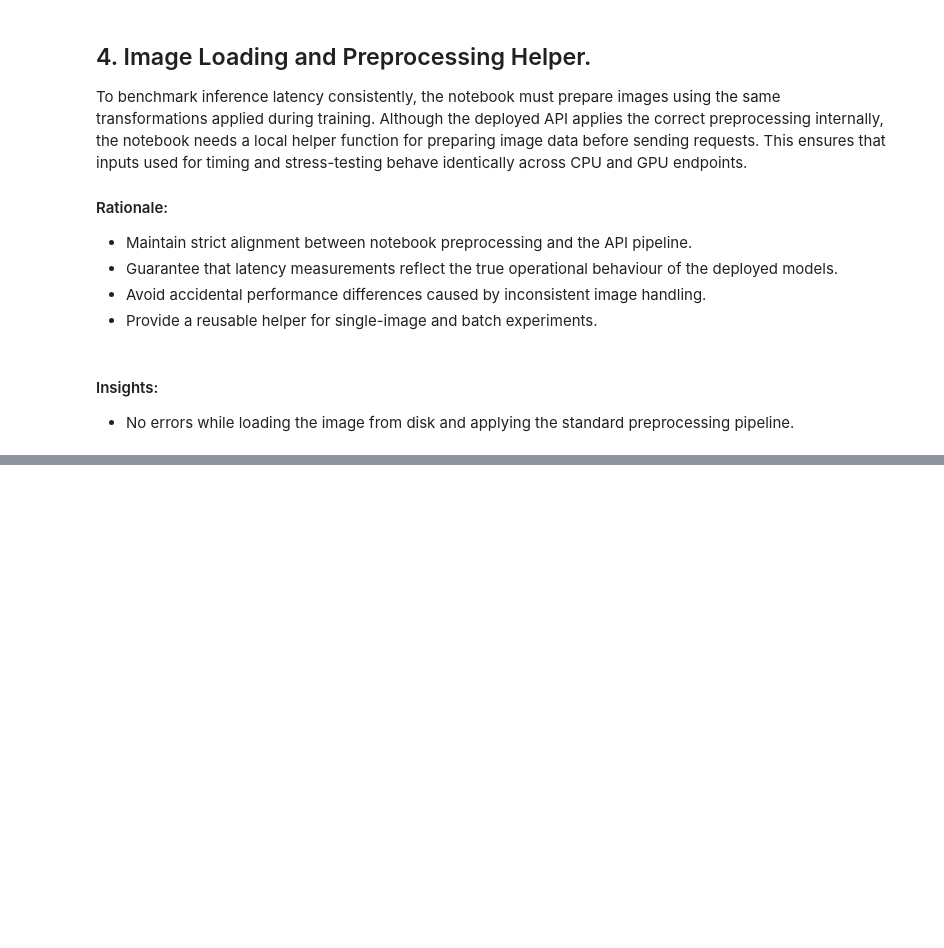
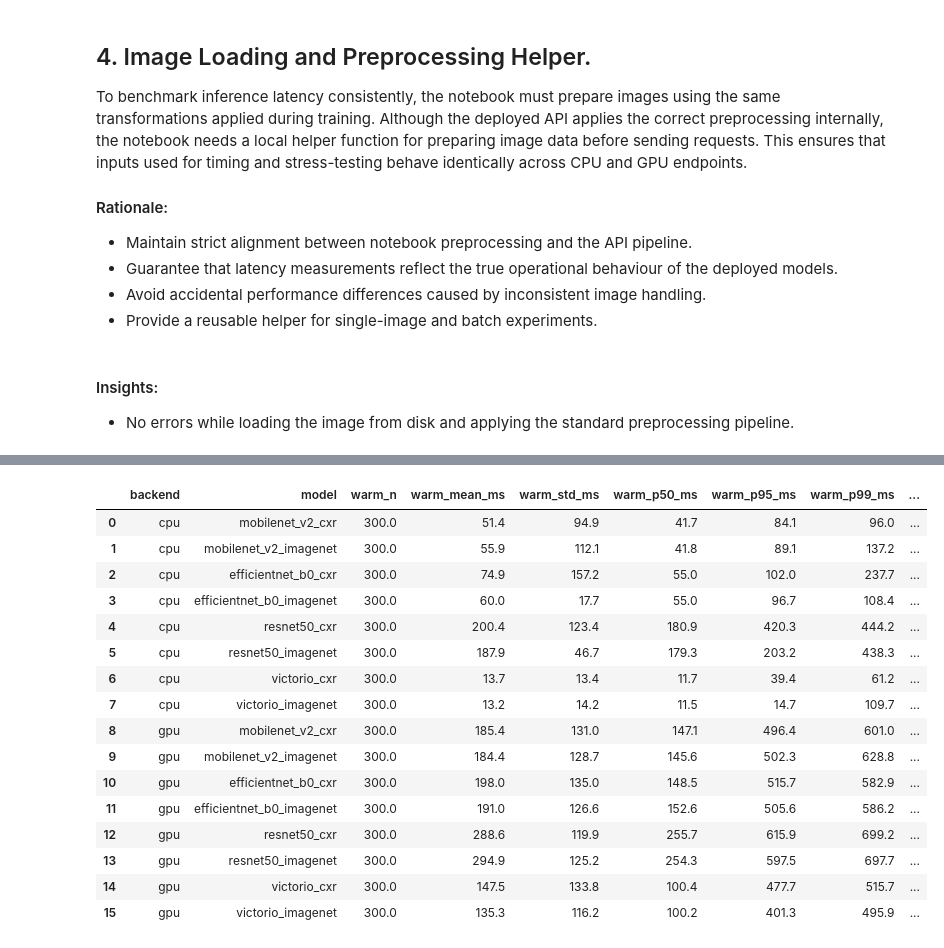
Before and after one commit to anichlabs/cxr-cnn-k8s-benchmark, a Jupyter notebook: notebooks/06_deployment_metrics.ipynb, the cells around one changed output, grey strips where cells are left out. Cells and saved outputs as stored; diff of their text form; code cells hidden in the pictures; blank space fills up the shorter version.

```diff
--- a/notebooks/06_deployment_metrics.ipynb
+++ b/notebooks/06_deployment_metrics.ipynb
@@ -304,0 +418,81 @@ Saved metrics to:
+# %%
+# 5.3. Summary statistics per (backend, model).
+# Aggregates the long-format DataFrame into a wide-format summary table.
+# Cold-start latency is reported separately from steady-state warm latency
+# so that one-time initialisation costs (CUDA context, JIT, model load)
+# do not contaminate the operationally relevant statistics.
+#
+# Columns:
+#   backend, model
+#   warm_n        : number of measured (non-warmup) requests aggregated
+#   warm_mean_ms  : mean of measured-request latencies (ms)
+#   warm_std_ms   : standard deviation
+#   warm_p50_ms   : median
+#   warm_p95_ms   : 95th percentile
+#   warm_p99_ms   : 99th percentile
+#   throughput_rps: warm_n / sum(warm latencies)
+#   cold_mean_ms  : mean of the 5 warm-up requests (cold-start)
+#   cold_max_ms   : largest of the 5 warm-up latencies (worst cold)
+
+def per_cell_summary(group: pd.DataFrame) -> pd.Series:
+    warm = group[group["is_warmup"] == False]["latency_s"].dropna()
+    cold = group[group["is_warmup"] == True]["latency_s"].dropna()
+
+    if len(warm) == 0:
+        return pd.Series({
+            "warm_n": 0, "warm_mean_ms": np.nan, "warm_std_ms": np.nan,
+            "warm_p50_ms": np.nan, "warm_p95_ms": np.nan, "warm_p99_ms": np.nan,
+            "throughput_rps": np.nan,
+            "cold_mean_ms": np.nan, "cold_max_ms": np.nan,
+        })
+
+    return pd.Series({
+        "warm_n":         len(warm),
+        "warm_mean_ms":   1000 * warm.mean(),
+        "warm_std_ms":    1000 * warm.std(ddof=1),
+        "warm_p50_ms":    1000 * warm.quantile(0.50),
+        "warm_p95_ms":    1000 * warm.quantile(0.95),
+        "warm_p99_ms":    1000 * warm.quantile(0.99),
+        "throughput_rps": len(warm) / warm.sum(),
+        "cold_mean_ms":   1000 * cold.mean() if len(cold) else np.nan,
+        "cold_max_ms":    1000 * cold.max()  if len(cold) else np.nan,
+    })
+
+# Aggregate across the three test images for each (backend, model) pair.
+# include_groups=False silences a pandas 2.x deprecation warning and is
+# the recommended idiom going forward.
+summary = (
+    df.groupby(["backend", "model"], as_index=False)
+      .apply(per_cell_summary, include_groups=False)
+      .reset_index(drop=True)
+)
+
+# Order the rows so the table reads cleanly: CPU first, then GPU, and
+# within each backend the same model order as the MODELS list.
+model_order = {m: i for i, m in enumerate(MODELS)}
+summary["_order"] = summary["model"].map(model_order)
+summary = summary.sort_values(["backend", "_order"]).drop(columns="_order").reset_index(drop=True)
+
+# Round for display.
+display_cols = [c for c in summary.columns if c.endswith("_ms") or c.endswith("_rps")]
+summary_display = summary.copy()
+summary_display[display_cols] = summary_display[display_cols].round(1)
+summary_display
+# %% [output]
+|  | backend | model | warm_n | warm_mean_ms | warm_std_ms | warm_p50_ms | warm_p95_ms | warm_p99_ms | ... |
+| 0 | cpu | mobilenet_v2_cxr | 300.0 | 51.4 | 94.9 | 41.7 | 84.1 | 96.0 | ... |
+| 1 | cpu | mobilenet_v2_imagenet | 300.0 | 55.9 | 112.1 | 41.8 | 89.1 | 137.2 | ... |
+| 2 | cpu | efficientnet_b0_cxr | 300.0 | 74.9 | 157.2 | 55.0 | 102.0 | 237.7 | ... |
+| 3 | cpu | efficientnet_b0_imagenet | 300.0 | 60.0 | 17.7 | 55.0 | 96.7 | 108.4 | ... |
+| 4 | cpu | resnet50_cxr | 300.0 | 200.4 | 123.4 | 180.9 | 420.3 | 444.2 | ... |
+| 5 | cpu | resnet50_imagenet | 300.0 | 187.9 | 46.7 | 179.3 | 203.2 | 438.3 | ... |
+| 6 | cpu | victorio_cxr | 300.0 | 13.7 | 13.4 | 11.7 | 39.4 | 61.2 | ... |
+| 7 | cpu | victorio_imagenet | 300.0 | 13.2 | 14.2 | 11.5 | 14.7 | 109.7 | ... |
+| 8 | gpu | mobilenet_v2_cxr | 300.0 | 185.4 | 131.0 | 147.1 | 496.4 | 601.0 | ... |
+| 9 | gpu | mobilenet_v2_imagenet | 300.0 | 184.4 | 128.7 | 145.6 | 502.3 | 628.8 | ... |
+| 10 | gpu | efficientnet_b0_cxr | 300.0 | 198.0 | 135.0 | 148.5 | 515.7 | 582.9 | ... |
+| 11 | gpu | efficientnet_b0_imagenet | 300.0 | 191.0 | 126.6 | 152.6 | 505.6 | 586.2 | ... |
+| 12 | gpu | resnet50_cxr | 300.0 | 288.6 | 119.9 | 255.7 | 615.9 | 699.2 | ... |
+| 13 | gpu | resnet50_imagenet | 300.0 | 294.9 | 125.2 | 254.3 | 597.5 | 697.7 | ... |
+| 14 | gpu | victorio_cxr | 300.0 | 147.5 | 133.8 | 100.4 | 477.7 | 515.7 | ... |
+| 15 | gpu | victorio_imagenet | 300.0 | 135.3 | 116.2 | 100.2 | 401.3 | 495.9 | ... |
```
Also changed, not shown: parts of 14 cells of this notebook, 3 other files.
